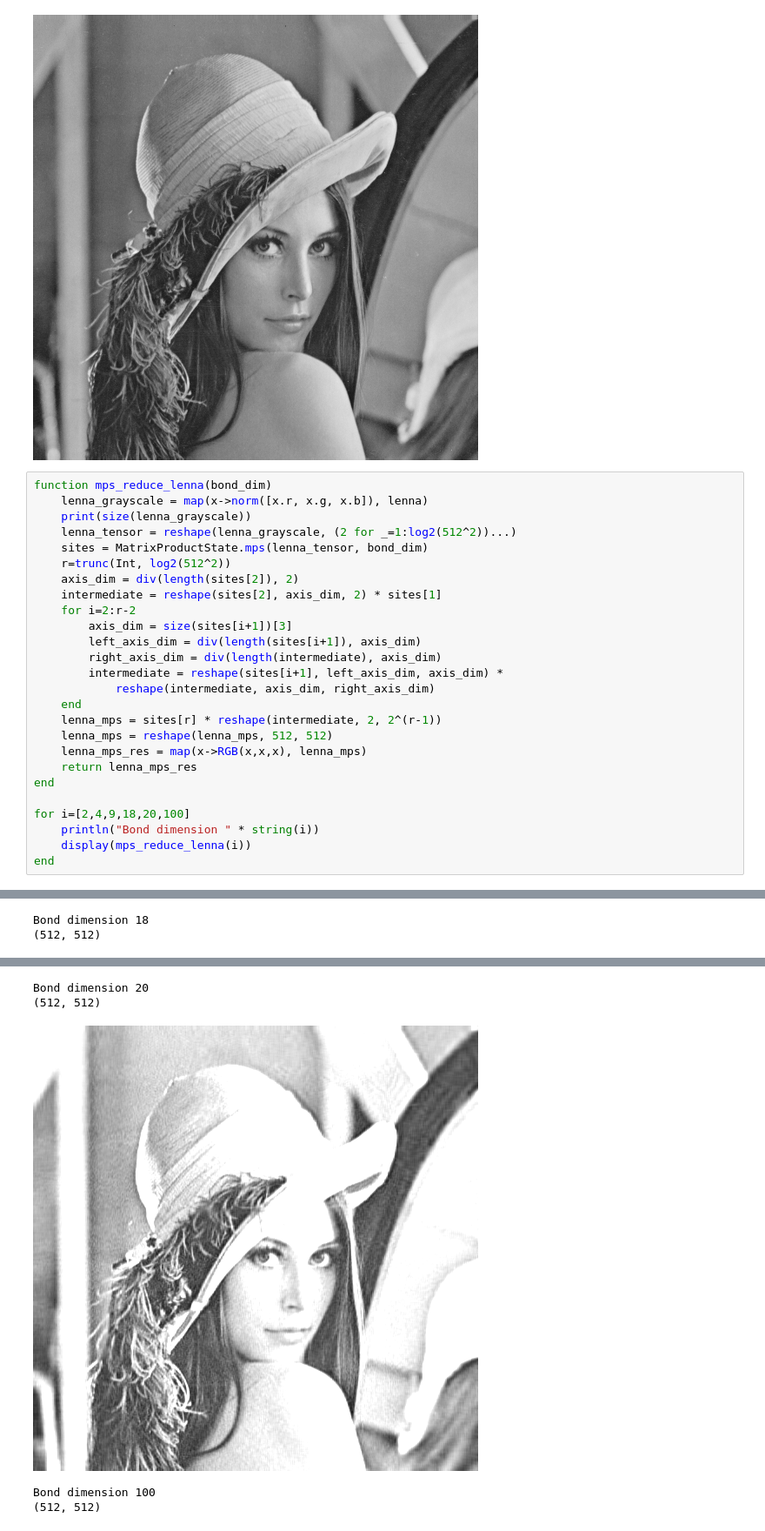
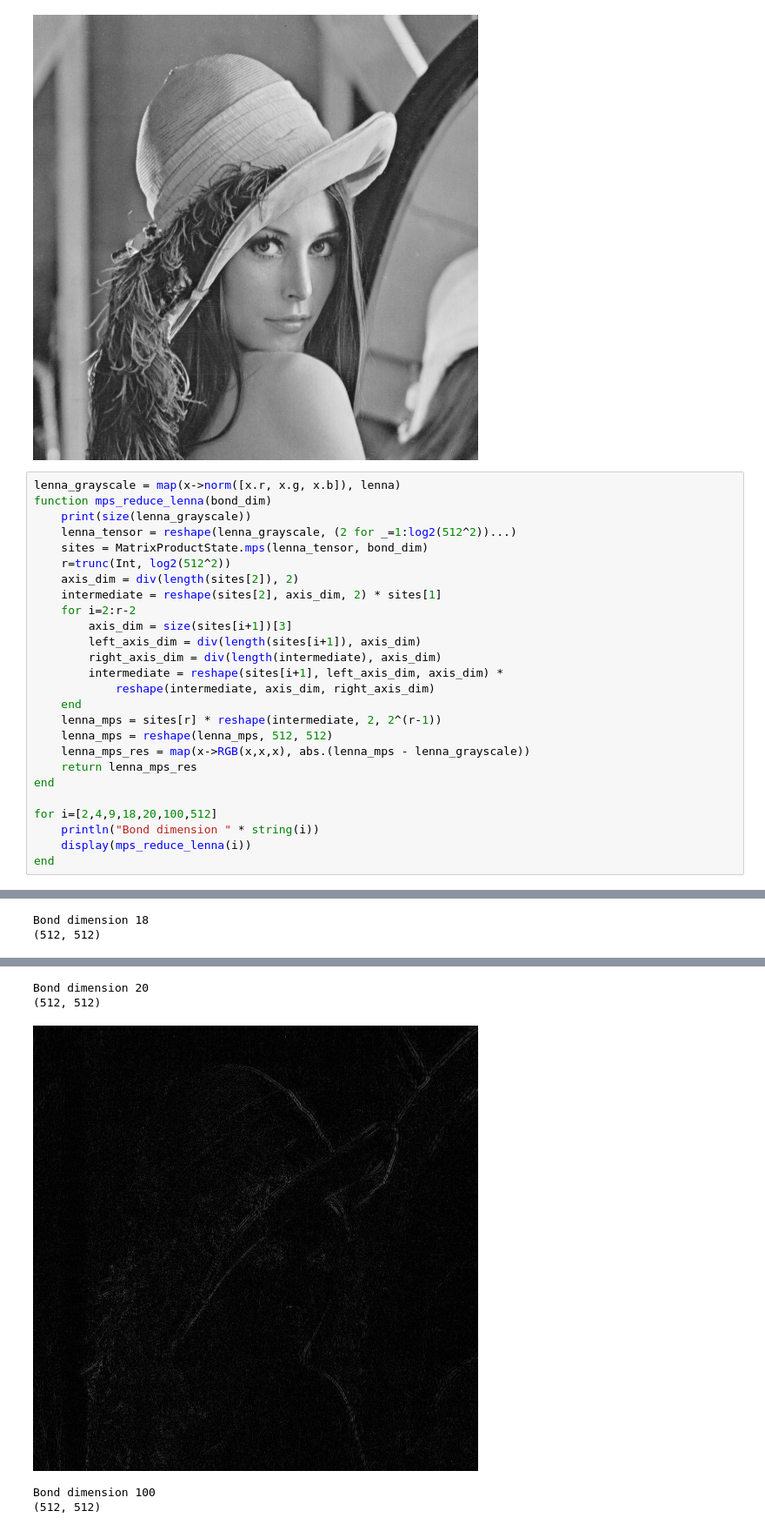
Before and after one commit to gl3nnleblanc/qusp, a Jupyter notebook: examples/compress_image.ipynb, the cells around one changed output, grey strips where cells are left out. Shown at 87% size. Saved outputs shown, nothing was run; the diff lists cells and outputs as text.

```diff
--- a/examples/compress_image.ipynb
+++ b/examples/compress_image.ipynb
@@ -8,8 +8,8 @@ lenna = load("./lena512.bmp")
 # %% [output]
 [figure]
 # %%
+lenna_grayscale = map(x->norm([x.r, x.g, x.b]), lenna)
 function mps_reduce_lenna(bond_dim)
-    lenna_grayscale = map(x->norm([x.r, x.g, x.b]), lenna)
     print(size(lenna_grayscale))
     lenna_tensor = reshape(lenna_grayscale, (2 for _=1:log2(512^2))...)
     sites = MatrixProductState.mps(lenna_tensor, bond_dim)
@@ -25,11 +25,11 @@ function mps_reduce_lenna(bond_dim)
     end
     lenna_mps = sites[r] * reshape(intermediate, 2, 2^(r-1))
     lenna_mps = reshape(lenna_mps, 512, 512)
-    lenna_mps_res = map(x->RGB(x,x,x), lenna_mps)
+    lenna_mps_res = map(x->RGB(x,x,x), abs.(lenna_mps - lenna_grayscale))
     return lenna_mps_res
 end
 
-for i=[2,4,9,18,20,100]
+for i=[2,4,9,18,20,100,512]
     println("Bond dimension " * string(i))
     display(mps_reduce_lenna(i))
 end
@@ -50,5 +50,5 @@ Bond dimension 18
 Bond dimension 20
 (512, 512)
-[figure, old version]
+[figure, new version]
 Bond dimension 100
 (512, 512)
```
Also changed, not shown: parts of 1 cell of this notebook, 2 other files.
